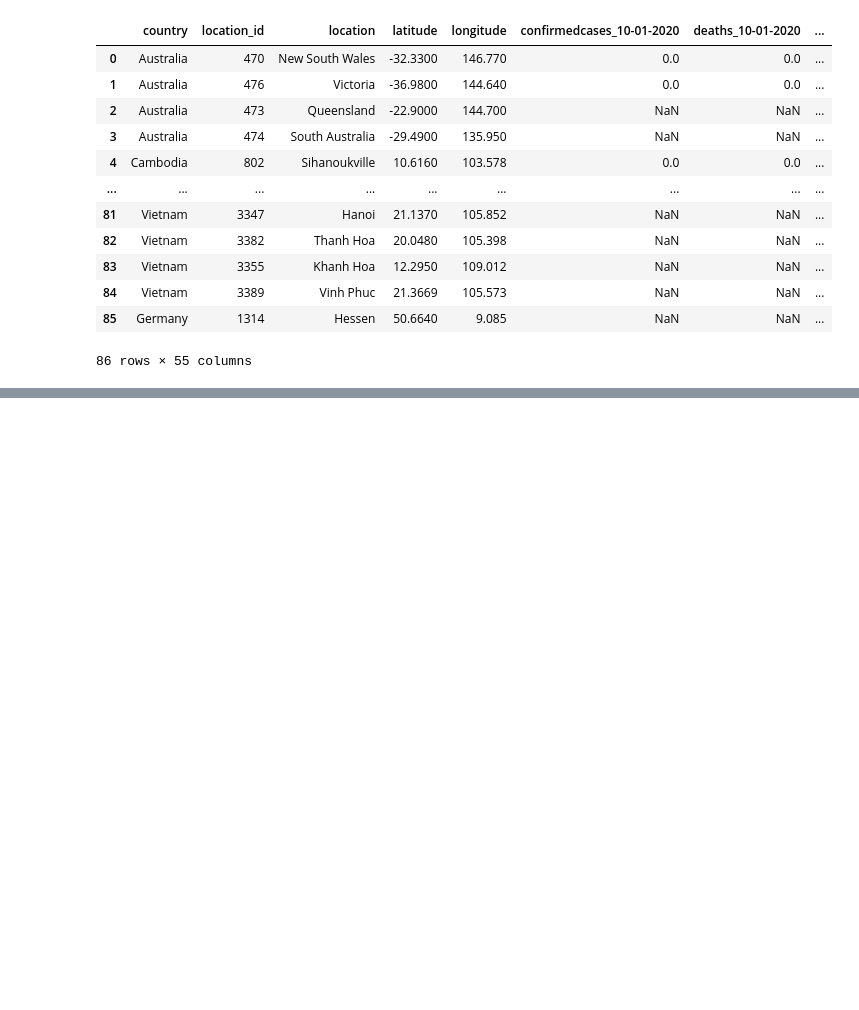
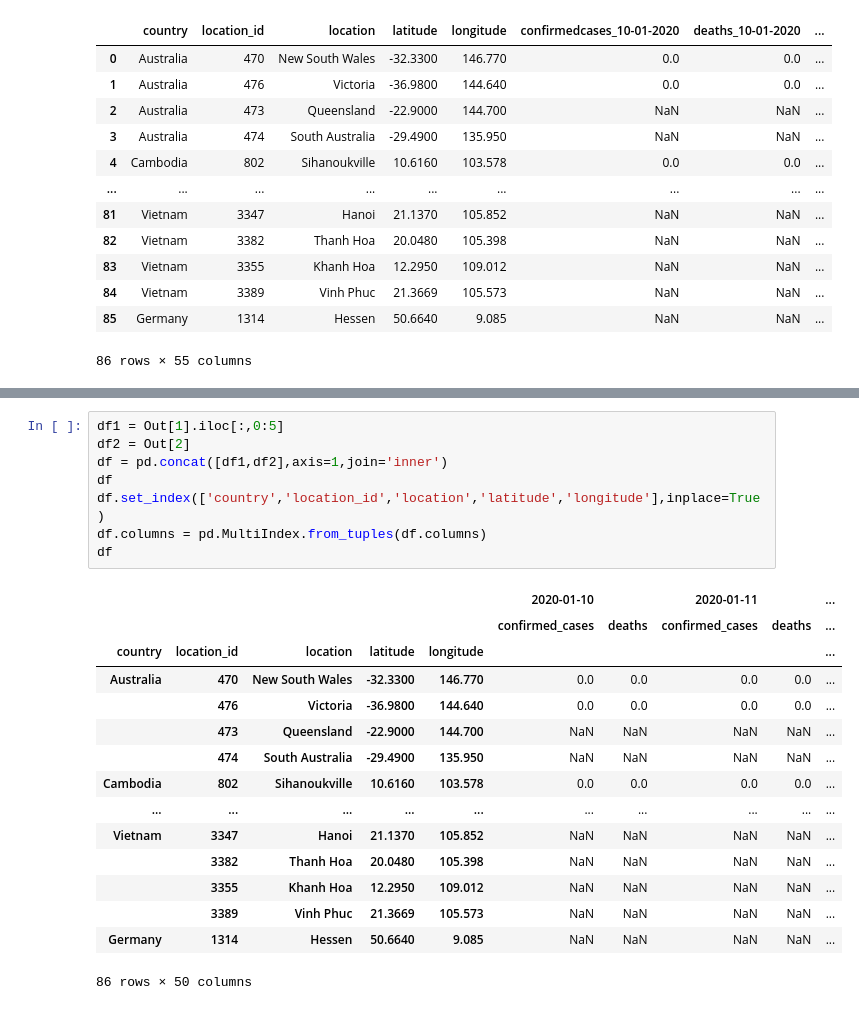
Before and after one commit to Elkosscom/dash, a Jupyter notebook: corona.ipynb, the cells around one changed output, grey strips where cells are left out. Drawn from its saved outputs; the diff is of its cells as text; blank space fills up the shorter version.

```diff
--- a/corona.ipynb
+++ b/corona.ipynb
@@ -41,0 +57,24 @@ pd.DataFrame(df2[0].tolist(),index=df2.index).transpose().to_csv('2.csv')
+# %%
+df1 = Out[1].iloc[:,0:5]
+df2 = Out[2]
+df = pd.concat([df1,df2],axis=1,join='inner')
+df
+df.set_index(['country','location_id','location','latitude','longitude'],inplace=True)
+df.columns = pd.MultiIndex.from_tuples(df.columns)
+df
+# %% [output]
+|  |  |  |  |  | 2020-01-10 |  | 2020-01-11 |  | ... |
+|  |  |  |  |  | confirmed_cases | deaths | confirmed_cases | deaths | ... |
+| country | location_id | location | latitude | longitude |  |  |  |  | ... |
+| Australia | 470 | New South Wales | -32.3300 | 146.770 | 0.0 | 0.0 | 0.0 | 0.0 | ... |
+|  | 476 | Victoria | -36.9800 | 144.640 | 0.0 | 0.0 | 0.0 | 0.0 | ... |
+|  | 473 | Queensland | -22.9000 | 144.700 | NaN | NaN | NaN | NaN | ... |
+|  | 474 | South Australia | -29.4900 | 135.950 | NaN | NaN | NaN | NaN | ... |
+| Cambodia | 802 | Sihanoukville | 10.6160 | 103.578 | 0.0 | 0.0 | 0.0 | 0.0 | ... |
+| ... | ... | ... | ... | ... | ... | ... | ... | ... | ... |
+| Vietnam | 3347 | Hanoi | 21.1370 | 105.852 | NaN | NaN | NaN | NaN | ... |
+|  | 3382 | Thanh Hoa | 20.0480 | 105.398 | NaN | NaN | NaN | NaN | ... |
+|  | 3355 | Khanh Hoa | 12.2950 | 109.012 | NaN | NaN | NaN | NaN | ... |
+|  | 3389 | Vinh Phuc | 21.3669 | 105.573 | NaN | NaN | NaN | NaN | ... |
+| Germany | 1314 | Hessen | 50.6640 | 9.085 | NaN | NaN | NaN | NaN | ... |
+86 rows × 50 columns
```
Also changed, not shown: parts of 1 cell of this notebook, 3 other files.
